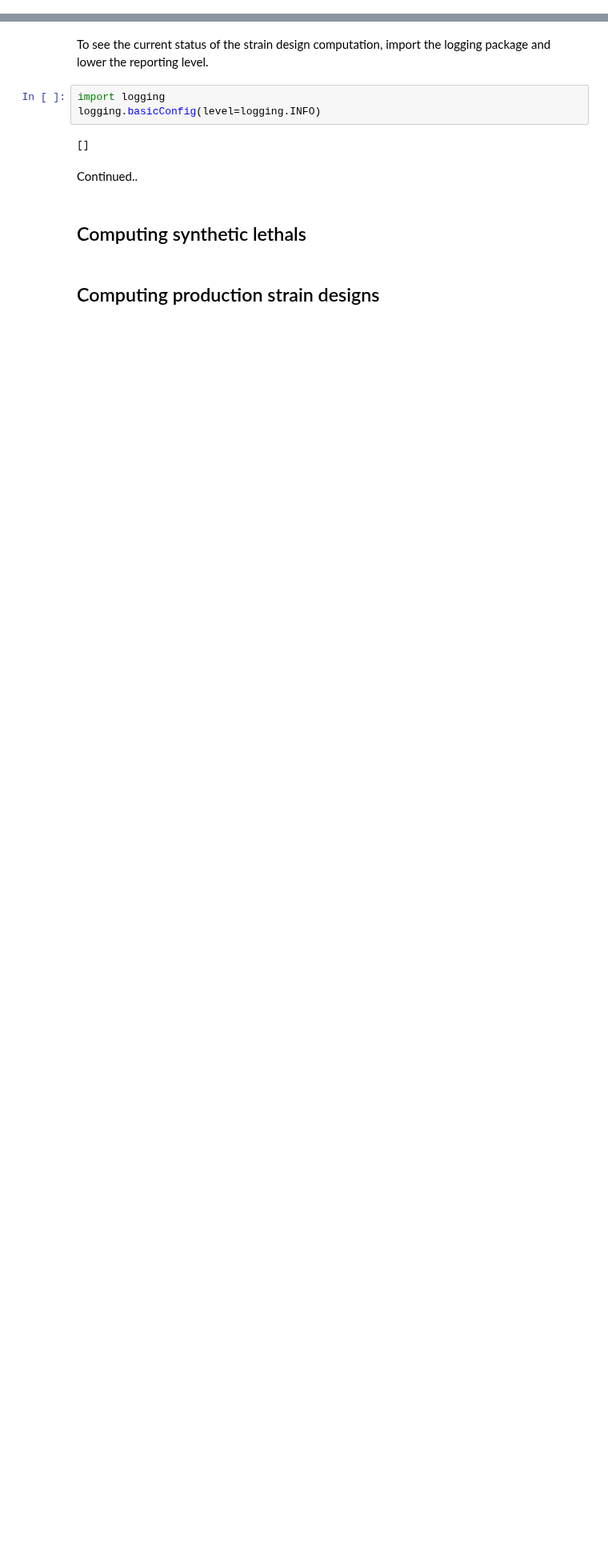
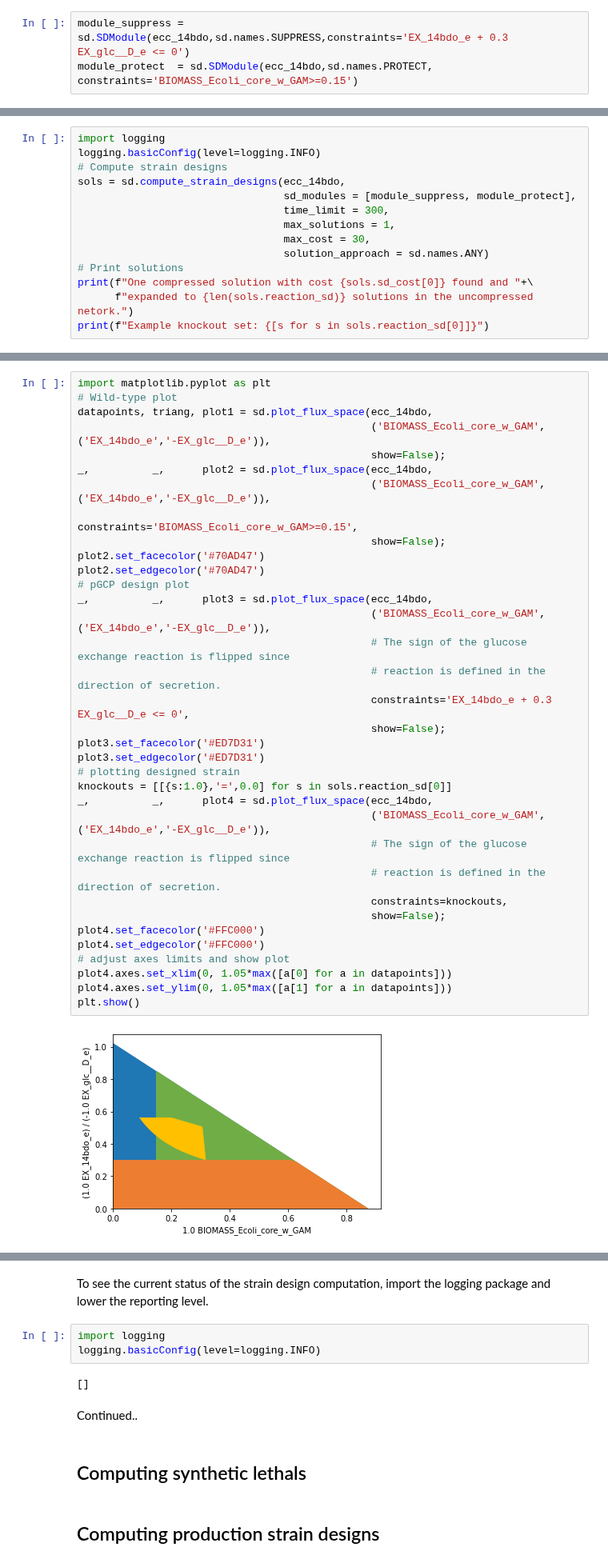
Before and after one commit to klamt-lab/straindesign, a Jupyter notebook: docs/source/examples/JN_05_strain_design_mcs.ipynb, the cells around one changed output, grey strips where cells are left out. Shown at 80% size. Drawn from its saved outputs; the diff is of its cells as text; blank space fills up the shorter version.

Commit message:
update documentation, add copy modules function

```diff
--- a/docs/source/examples/JN_05_strain_design_mcs.ipynb
+++ b/docs/source/examples/JN_05_strain_design_mcs.ipynb
@@ -4,0 +133,3 @@
+# %%
+module_suppress = sd.SDModule(ecc_14bdo,sd.names.SUPPRESS,constraints='EX_14bdo_e + 0.3 EX_glc__D_e <= 0')
+module_protect  = sd.SDModule(ecc_14bdo,sd.names.PROTECT, constraints='BIOMASS_Ecoli_core_w_GAM>=0.15')
@@ -4,0 +150,14 @@
+# %%
+import logging
+logging.basicConfig(level=logging.INFO)
+# Compute strain designs
+sols = sd.compute_strain_designs(ecc_14bdo,
+                                 sd_modules = [module_suppress, module_protect],
+                                 time_limit = 300,
+                                 max_solutions = 1,
+                                 max_cost = 30,
+                                 solution_approach = sd.names.ANY)
+# Print solutions
+print(f"One compressed solution with cost {sols.sd_cost[0]} found and "+\
+      f"expanded to {len(sols.reaction_sd)} solutions in the uncompressed netork.")
+print(f"Example knockout set: {[s for s in sols.reaction_sd[0]]}")
@@ -4,0 +187,37 @@
+# %%
+import matplotlib.pyplot as plt
+# Wild-type plot
+datapoints, triang, plot1 = sd.plot_flux_space(ecc_14bdo,
+                                               ('BIOMASS_Ecoli_core_w_GAM',('EX_14bdo_e','-EX_glc__D_e')),
+                                               show=False);
+_,          _,      plot2 = sd.plot_flux_space(ecc_14bdo,
+                                               ('BIOMASS_Ecoli_core_w_GAM',('EX_14bdo_e','-EX_glc__D_e')),
+                                               constraints='BIOMASS_Ecoli_core_w_GAM>=0.15',
+                                               show=False);
+plot2.set_facecolor('#70AD47')
+plot2.set_edgecolor('#70AD47')
+# pGCP design plot
+_,          _,      plot3 = sd.plot_flux_space(ecc_14bdo,
+                                               ('BIOMASS_Ecoli_core_w_GAM',('EX_14bdo_e','-EX_glc__D_e')),
+                                               # The sign of the glucose exchange reaction is flipped since
+                                               # reaction is defined in the direction of secretion.
+                                               constraints='EX_14bdo_e + 0.3 EX_glc__D_e <= 0',
+                                               show=False);
+plot3.set_facecolor('#ED7D31')
+plot3.set_edgecolor('#ED7D31')
+# plotting designed strain
+knockouts = [[{s:1.0},'=',0.0] for s in sols.reaction_sd[0]]
+_,          _,      plot4 = sd.plot_flux_space(ecc_14bdo,
+                                               ('BIOMASS_Ecoli_core_w_GAM',('EX_14bdo_e','-EX_glc__D_e')),
+                                               # The sign of the glucose exchange reaction is flipped since
+                                               # reaction is defined in the direction of secretion.
+                                               constraints=knockouts,
+                                               show=False);
+plot4.set_facecolor('#FFC000')
+plot4.set_edgecolor('#FFC000')
+# adjust axes limits and show plot
+plot4.axes.set_xlim(0, 1.05*max([a[0] for a in datapoints]))
+plot4.axes.set_ylim(0, 1.05*max([a[1] for a in datapoints]))
+plt.show()
+# %% [output]
+[figure, added]
```
Also changed, not shown: parts of 24 cells of this notebook, 5 other files.
